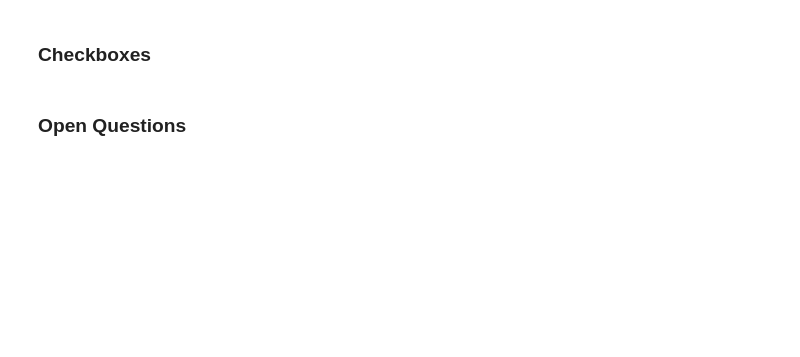
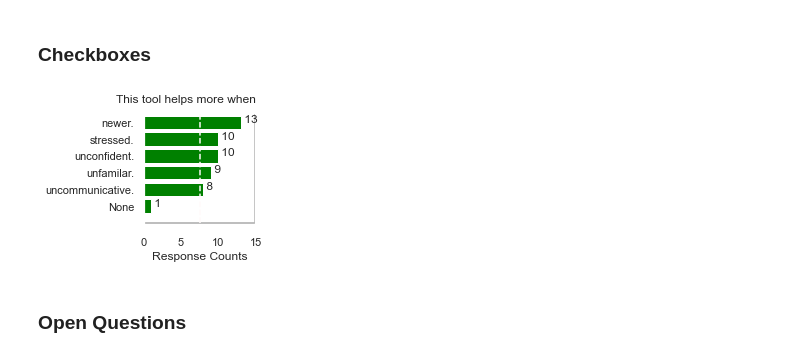
Before and after one commit to ktxlh/7cups-analysis, a Jupyter notebook: variables.ipynb, the cells around one changed output. Cells and saved outputs as stored; diff of their text form; code cells hidden in the pictures; blank space fills up the shorter version.

```diff
--- a/variables.ipynb
+++ b/variables.ipynb
@@ -312,3 +341,69 @@ plot_checkboxes("EXP_This tool helps more when...", "green", "helps-more")
+# %%
+from collections import Counter
+from matplotlib.pyplot import figure
+
+def get_default_option_count(col):
+    flattened_selections = [b for a in participants[col].apply(lambda x: x.split(", ")) for b in a]
+    flattened_selections = list(map(lambda x: "None of the above" if "none" in x.lower() else x, flattened_selections))
+    counts = list(Counter(flattened_selections).items())
+    counts.sort(key=lambda x: x[1])
+    counts = list(filter(lambda x: x[0] == "None of the above" or x[1] > 1, counts))
+    count_df = pd.DataFrame(data=counts, columns=["Selection", "Count"])
+    return count_df
+
+def transform_ckbx1(text):
+    text = text.replace(" the overall quality of your responses", " quality")
+    text = text.replace(" listeners of counseling", "")
+    text = text.replace(" better", "")
+    text = text.replace(" listeners'", "")
+    text = text.replace(" decision", "")
+    text = text.replace(" of the above", "")
+    return text
+def transform_ckbx2(text):
+    text = text.replace(" the overall quality of your responses", " quality")
+    text = text.replace(" in listener-member communication", "")
+    text = text.replace(" the diversity of", "")
+    text = text.replace(" more", "")
+    text = text.replace(" examples", "")
+    text = text.replace(" the variety of counseling", "")
+    text = text.replace(" of the above", "")
+    return text
+
+def transform_ckbx3(text):
+    text = text.replace("the Listener is newer to Listening chats", "newer")
+    text = text.replace("the Listener feels more stressed", "stressed")
+    text = text.replace("the Listener is less confident in the chat's category", "unconfident")
+    text = text.replace("the Listener is less familiar with the Member's chief complaint", "unfamilar")
+    text = text.replace("the Member is less communicative", "uncommunicative")
+    text = text.replace(" of the above", "")
+    return text
+
+def plot_checkboxes(col, color, filename, transform):
+    count_df = get_default_option_count(col)
+    fig, ax = plt.subplots()
+    fig.set_size_inches(2, len(count_df) * 0.2 + 1)
+    count_df["Selection_"] = count_df["Selection"].apply(lambda x: transform(x))
+    ax.barh(
+        width=count_df["Count"],
+        y=count_df["Selection_"],
+        color=color,
+    )
+    for i, x in enumerate(count_df["Count"]):
+        # plt.text(x, i, " {} ({:.0f}%)".format(x, x / NUM_PARTICIPANTS * 100))
+        plt.text(x, i, " {}".format(x))
+    plt.xlim(0, 15)
+    plt.hlines(y=-1, xmin=0, xmax=15, color='darkgrey') # x = 0
+    plt.vlines(x=15, ymin=-1, ymax=len(count_df)-0.5, color='darkgrey') # x = 0
+    plt.vlines(x=7.5, ymin=-1, ymax=len(count_df)-0.5, color='snow', linestyles='dashed')  # dashed median line
+    plt.xlabel('Response Counts')
+    plt.title(reformat_question(col, ""), loc='right')
+    plt.savefig("figures/" + filename + ".svg")
+
+# plot_checkboxes("EXP_What do you like about the tool?", "green", "like", transform_ckbx1)
+# plot_checkboxes("EXP_What do you dislike about the tool?", "brown", "dislike", transform_ckbx2)
+plot_checkboxes("EXP_This tool helps more when...", "green", "helps-more", transform_ckbx3)
+# %% [output]
+[figure, added]
 # %% [markdown]
 ### Open Questions
 # %%
```
Also changed, not shown: parts of 56 cells of this notebook, 1 other file.
